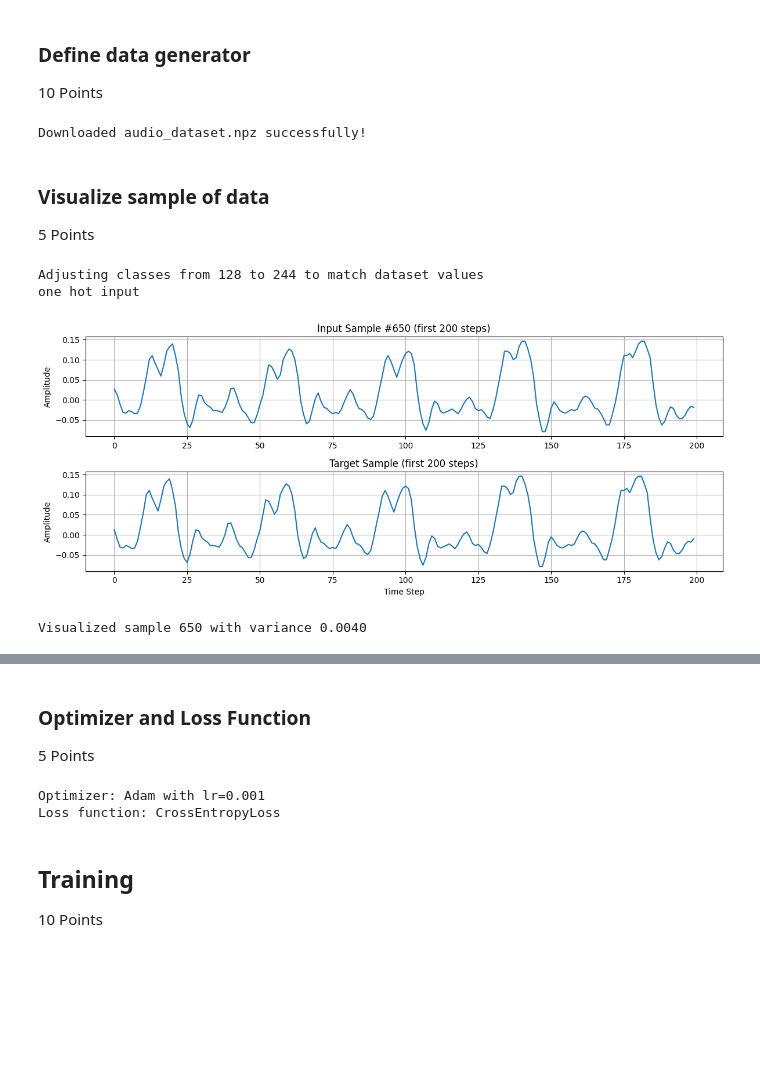
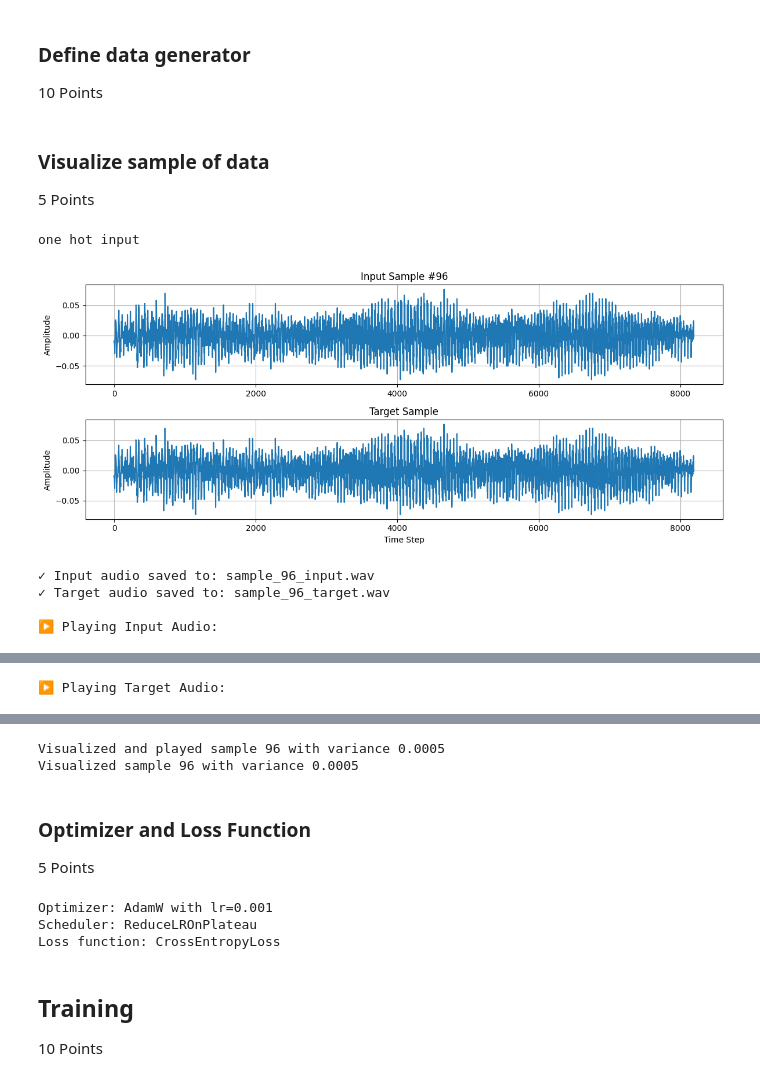
Before and after one commit to ParsaGhezelbash/Deep-Generative-Models, a Jupyter notebook: HW/HW 1/hw_01_generative.ipynb, the cells around one changed output, grey strips where cells are left out. Saved outputs shown, nothing was run; the diff lists cells and outputs as text; code cells hidden in the pictures; blank space fills up the shorter version.

```diff
--- a/HW/HW 1/hw_01_generative.ipynb
+++ b/HW/HW 1/hw_01_generative.ipynb
@@ -864,27 +923,26 @@ def data_generation(data,fr,seq_len_segment , mu, device = device):
 
     return one_hot, target_segments
 # %%
-import requests
+# import requests
 
-url = "https://github.com/ParsaGhezelbash/Deep-Generative-Models/raw/7c99a8b5db5af8bb08499ab6d5347c044198f766/HW/HW%201/audio_dataset.npz"
-file_name = "audio_dataset.npz"
+# url = "https://github.com/ParsaGhezelbash/Deep-Generative-Models/raw/7c99a8b5db5af8bb08499ab6d5347c044198f766/HW/HW%201/audio_dataset.npz"
+# file_name = "audio_dataset.npz"
 
-response = requests.get(url, stream=True)
-response.raise_for_status() # Raise an exception for HTTP errors
+# response = requests.get(url, stream=True)
+# response.raise_for_status() # Raise an exception for HTTP errors
 
-with open(file_name, 'wb') as f:
-    for chunk in response.iter_content(chunk_size=8192):
-        f.write(chunk)
+# with open(file_name, 'wb') as f:
+#     for chunk in response.iter_content(chunk_size=8192):
+#         f.write(chunk)
 
-print(f"Downloaded {file_name} successfully!")
+# print(f"Downloaded {file_name} successfully!")
-# %% [output]
-Downloaded audio_dataset.npz successfully!
 # %% [markdown]
 ### Visualize sample of data
 
 5 Points
 # %%
 # Visualize a non-silent sample from the dataset
+import soundfile as sf
 
 def visualize_dataset_sample(
     dataset_file,
@@ -893,6 +951,7 @@ def visualize_dataset_sample(
     classes=None,
     train=True,
     max_tries=32,
+    sample_rate=16000
 ):
     """Plot the first 200 steps of a non-silent dataset window."""
     dataset = WavenetDataset(
@@ -908,7 +967,7 @@ def visualize_dataset_sample(
     for _ in range(max_tries):
         sample_idx = np.random.randint(len(dataset))
         one_hot, target = dataset[sample_idx]
-        input_ints = torch.argmax(one_hot, dim=1).cpu()
+        input_ints = one_hot.cpu()
         if torch.var(input_ints.float()) > 0:
             chosen = (sample_idx, input_ints, target.cpu())
             break
@@ -922,34 +981,53 @@ def visualize_dataset_sample(
     target_audio = inv_mulaw_quantize(target_ints.numpy(), quantization_channels=classes)
 
     plt.figure(figsize=(12, 5))
     plt.subplot(2, 1, 1)
     plt.plot(input_audio)
     plt.title(f'Input Sample #{sample_idx}')
     plt.ylabel('Amplitude')
     plt.grid(True)
 
     plt.subplot(2, 1, 2)
     plt.plot(target_audio)
     plt.title('Target Sample')
     plt.xlabel('Time Step')
     plt.ylabel('Amplitude')
     plt.grid(True)
 
     plt.tight_layout()
     plt.show()
 
+    input_filename = f'sample_{sample_idx}_input.wav'
+    target_filename = f'sample_{sample_idx}_target.wav'
+
+    sf.write(input_filename, input_audio, sample_rate)
+    sf.write(target_filename, target_audio, sample_rate)
+    print(f"✓ Input audio saved to: {input_filename}")
+    print(f"✓ Target audio saved to: {target_filename}")
+
+    print("\n▶️ Playing Input Audio:")
+    display(Audio(data=input_audio, rate=sample_rate))
+
+    print("\n▶️ Playing Target Audio:")
+    display(Audio(data=target_audio, rate=sample_rate))
+
+    print(f"\nVisualized and played sample {sample_idx} with variance {float(np.var(input_audio)):.4f}")
+
+
     print(f"Visualized sample {sample_idx} with variance {float(np.var(input_audio)):.4f}")
 
 # Example usage (provide the correct dataset path before running):
 visualize_dataset_sample(
     dataset_file='audio_dataset.npz',
-    item_length=4096,
+    item_length=4096*2,
     target_length=1000,
     classes=256,
     train=True,
 )
 # %% [output]
-Adjusting classes from 128 to 244 to match dataset values
 one hot input
-[figure, old version]
+[figure, new version]
-Visualized sample 650 with variance 0.0040
+✓ Input audio saved to: sample_96_input.wav
+✓ Target audio saved to: sample_96_target.wav
+
+▶️ Playing Input Audio:
@@ -955,0 +1035 @@ Visualized sample 650 with variance 0.0040
+▶️ Playing Target Audio:
@@ -956,3 +1037,5 @@ Visualized sample 650 with variance 0.0040
+Visualized and played sample 96 with variance 0.0005
+Visualized sample 96 with variance 0.0005
 # %% [markdown]
 ### Optimizer and Loss Function
 
@@ -978,11 +1061,11 @@ from torch.nn import CrossEntropyLoss
 from torch.optim.lr_scheduler import ReduceLROnPlateau
 
 # Optimizer: AdamW for better weight decay handling
-learning_rate = 1e-3
+learning_rate = 3e-4
 optimizer = AdamW(model.parameters(), lr=learning_rate)
 
 # Learning rate scheduler: Reduces LR when loss plateaus
-scheduler = ReduceLROnPlateau(optimizer, 'min', factor=0.5, patience=3, verbose=True)
+scheduler = ReduceLROnPlateau(optimizer, 'min', factor=0.5, patience=3)
 
 # Loss function: Cross-entropy for categorical prediction
 criterion = CrossEntropyLoss()
@@ -991,7 +1074,8 @@ print(f"Optimizer: AdamW with lr={learning_rate}")
 print(f"Scheduler: ReduceLROnPlateau")
 print(f"Loss function: CrossEntropyLoss")
 # %% [output]
-Optimizer: Adam with lr=0.001
+Optimizer: AdamW with lr=0.001
+Scheduler: ReduceLROnPlateau
 Loss function: CrossEntropyLoss
 # %% [markdown]
 ## Training
```
Also changed, not shown: parts of 9 cells of this notebook, 1 other file.
